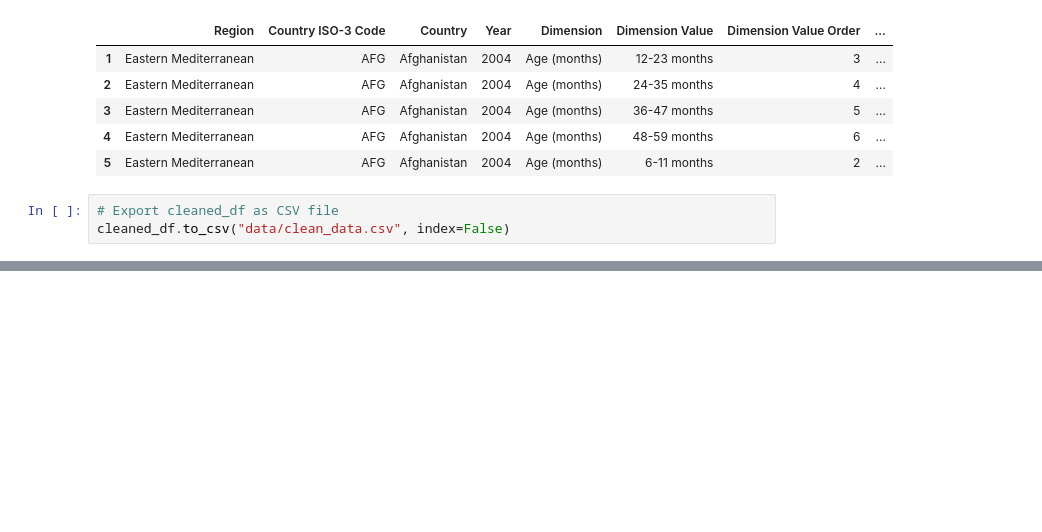
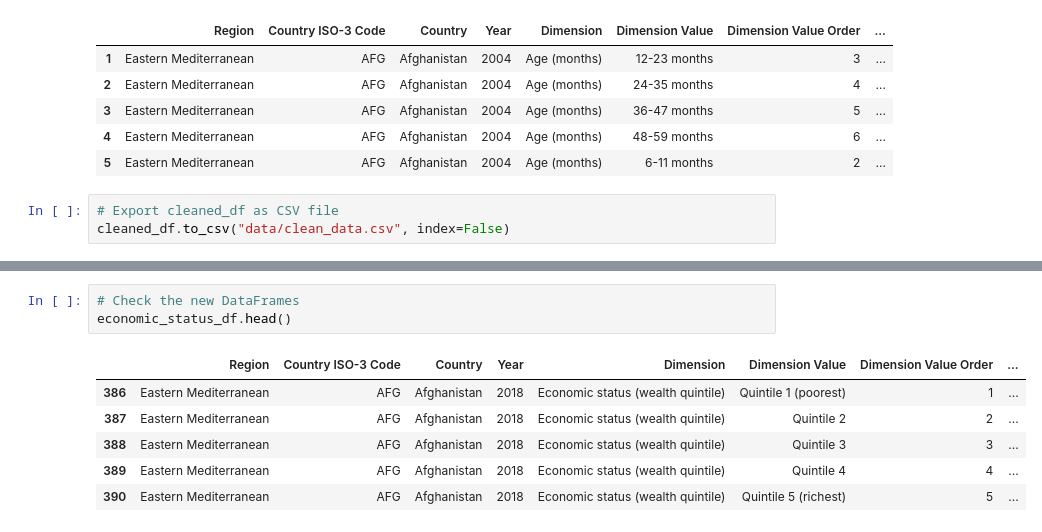
Before and after one commit to blmccourt/proj3-group8, a Jupyter notebook: child_malnutrition_analysis.ipynb, the cells around one changed output, grey strips where cells are left out. Saved outputs shown, nothing was run; the diff lists cells and outputs as text; blank space fills up the shorter version.

```diff
--- a/child_malnutrition_analysis.ipynb
+++ b/child_malnutrition_analysis.ipynb
@@ -716,0 +763,10 @@ Loading data into database.
+# %%
+# Check the new DataFrames
+economic_status_df.head()
+# %% [output]
+|  | Region | Country ISO-3 Code | Country | Year | Dimension | Dimension Value | Dimension Value Order | ... |
+| 386 | Eastern Mediterranean | AFG | Afghanistan | 2018 | Economic status (wealth quintile) | Quintile 1 (poorest) | 1 | ... |
+| 387 | Eastern Mediterranean | AFG | Afghanistan | 2018 | Economic status (wealth quintile) | Quintile 2 | 2 | ... |
+| 388 | Eastern Mediterranean | AFG | Afghanistan | 2018 | Economic status (wealth quintile) | Quintile 3 | 3 | ... |
+| 389 | Eastern Mediterranean | AFG | Afghanistan | 2018 | Economic status (wealth quintile) | Quintile 4 | 4 | ... |
+| 390 | Eastern Mediterranean | AFG | Afghanistan | 2018 | Economic status (wealth quintile) | Quintile 5 (richest) | 5 | ... |
```
Also changed, not shown: parts of 7 cells of this notebook, 5 other files.
